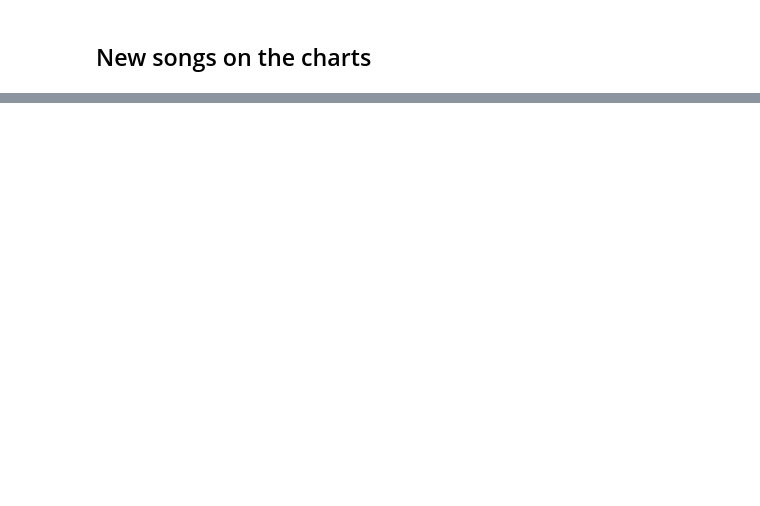
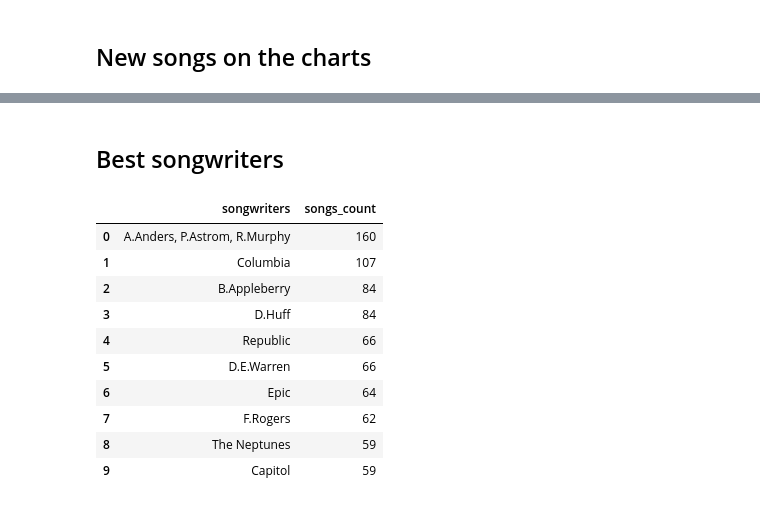
Before and after one commit to martalech/pop_charts_dynamics, a Jupyter notebook: data_statistics.ipynb, the cells around one changed output, grey strips where cells are left out. Cells and saved outputs as stored; diff of their text form; code cells hidden in the pictures; blank space fills up the shorter version.

```diff
--- a/data_statistics.ipynb
+++ b/data_statistics.ipynb
@@ -62,2 +62,34 @@ plt.show()
 # %% [markdown]
 ## New songs on the charts
+# %%
+billboard_hot_100["new_song"] = billboard_hot_100["last_week_position"].map(
+    lambda position: "New on chart" if not np.isnan(position) else "Not new on chart")
+
+cross_tab_songs = pd.crosstab(index=billboard_hot_100["year"],
+                             columns=billboard_hot_100["new_song"],
+                             normalize="index")
+
+cross_tab_songs_plot = cross_tab_songs.plot(kind='bar',
+                                            width=0.5,
+                                            stacked=True,
+                                            colormap='tab10',
+                                            figsize=(20, 7))
+plt.title("Percrentage of new songs on the chart")
+plt.xlabel("Year")
+plt.ylabel("Proportion")
+plt.xticks(rotation = 45)
+plt.legend(loc="upper left", ncol=2)
+
+for label in cross_tab_songs_plot.xaxis.get_ticklabels()[1::2]:
+    label.set_visible(False)
+
+for n, x in enumerate([*cross_tab_songs.index.values]):
+    for (i, proportion) in enumerate(cross_tab_songs.loc[x]):
+        plt.text(x=n - 0.5,
+                 y=proportion / 2 if i == 0 else (1 - proportion) + proportion / 2,
+                 s=f'{np.round(proportion * 100, 1)}%',
+                 color="black",
+                 fontsize=6,
+                 fontweight="bold")
+
+plt.show()
@@ -63,0 +116,20 @@ plt.show()
+# %% [markdown]
+## Best songwriters
+# %%
+songs_with_songwriters = billboard_hot_100[billboard_hot_100["songwriters"] != "Not Listed"]
+
+songwriters_songs_count = songs_with_songwriters.groupby(by=["songwriters", "artist", "song_name"]).size().groupby(
+    by="songwriters").count().sort_values(ascending=False).reset_index(name="songs_count")
+songwriters_songs_count.head(10).style
+# %% [output]
+|  | songwriters | songs_count |
+| 0 | A.Anders, P.Astrom, R.Murphy | 160 |
+| 1 | Columbia | 107 |
+| 2 | B.Appleberry | 84 |
+| 3 | D.Huff | 84 |
+| 4 | Republic | 66 |
+| 5 | D.E.Warren | 66 |
+| 6 | Epic | 64 |
+| 7 | F.Rogers | 62 |
+| 8 | The Neptunes | 59 |
+| 9 | Capitol | 59 |
```
Also changed, not shown: parts of 4 cells of this notebook.
